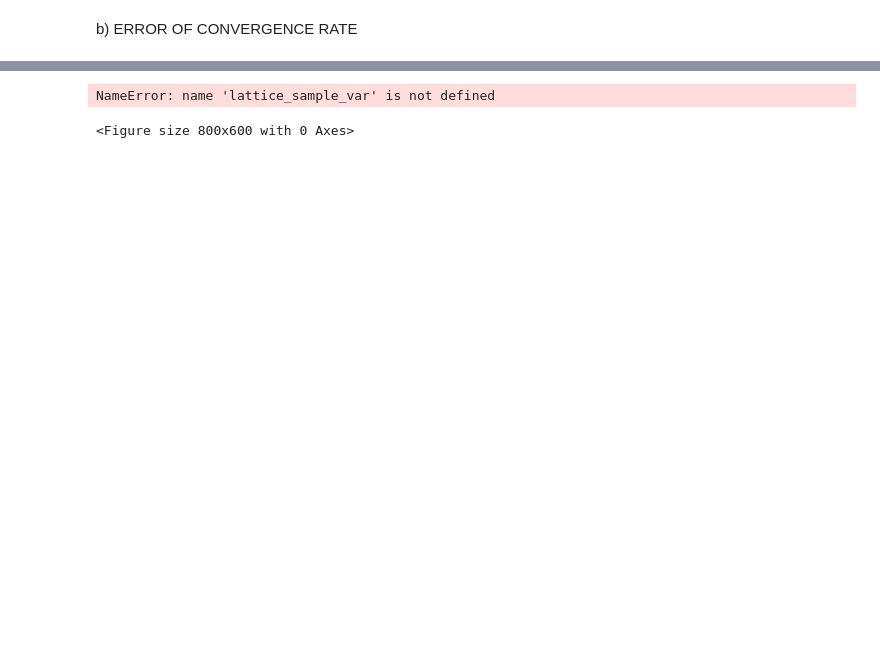
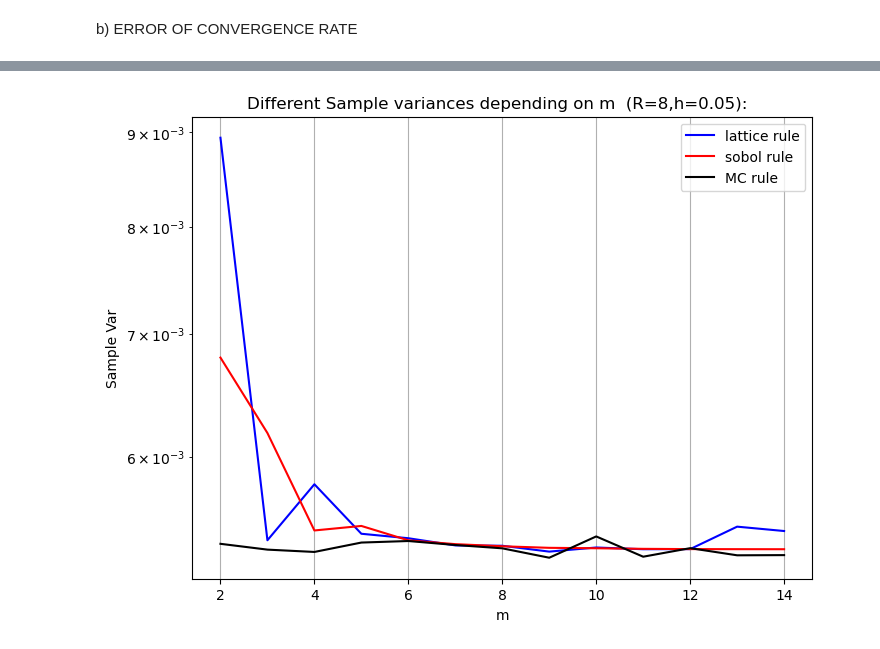
Before and after one commit to AaronvonMaekel/UncertaintyQuantification, a Jupyter notebook: Sheet08/UQ_Sheet08.ipynb, the cells around one changed output, grey strips where cells are left out. Saved outputs shown, nothing was run; the diff lists cells and outputs as text; code cells hidden in the pictures; blank space fills up the shorter version.

```diff
--- a/Sheet08/UQ_Sheet08.ipynb
+++ b/Sheet08/UQ_Sheet08.ipynb
@@ -277,29 +306,29 @@ for m in mmesh:
 # %%
 import matplotlib.pyplot as plt
 
 
 
 
 # Plot the curves
 plt.figure(figsize=(8, 6))
-plt.plot(R, lattice_sample_var, label="lattice rule", color='blue')
-plt.plot(R,sobol_sample_var, label="sobol rule", color='red')
+plt.plot(mmesh, lattice_svar, label="lattice rule", color='blue')
+plt.plot(mmesh,sobol_svar, label="sobol rule", color='red')
+plt.plot(mmesh,MC_svar, label="MC rule", color='black')
 #plt.plot(R, y3, label="tan(x)", color='green')
 
 
 
 # Adding labels and title
-plt.xlabel("R")
+plt.xlabel("m")
 plt.ylabel("Sample Var")
-plt.title("Three Different Sample variances depending on amount of realizations R:  ")
+plt.title("Different Sample variances depending on m  (R=8,h=0.05):  ")
 
 # Show legend
 plt.legend()
 
 # Display the plot
 plt.yscale("log")
 plt.grid(True)
 plt.show()
 # %% [output]
-NameError: name 'lattice_sample_var' is not defined
-<Figure size 800x600 with 0 Axes>
+[figure, added]
```
Also changed, not shown: parts of 3 cells of this notebook.
